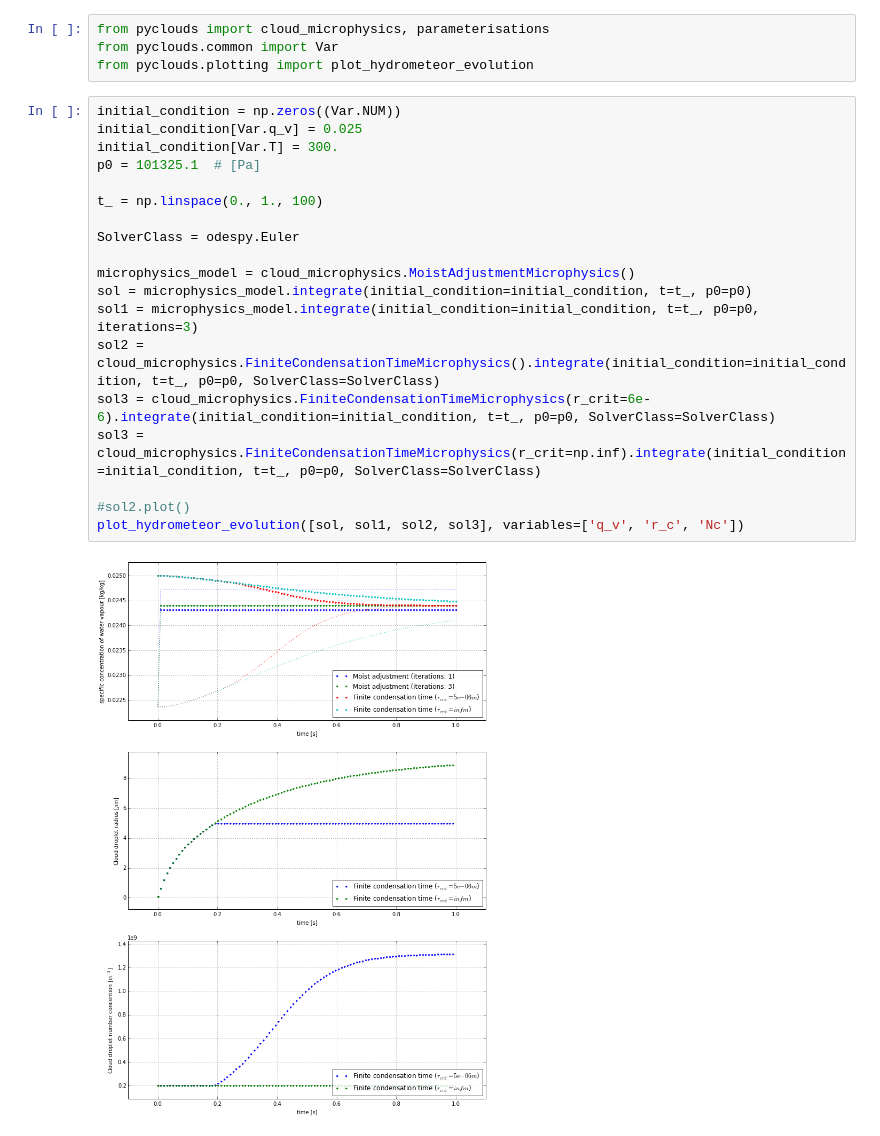
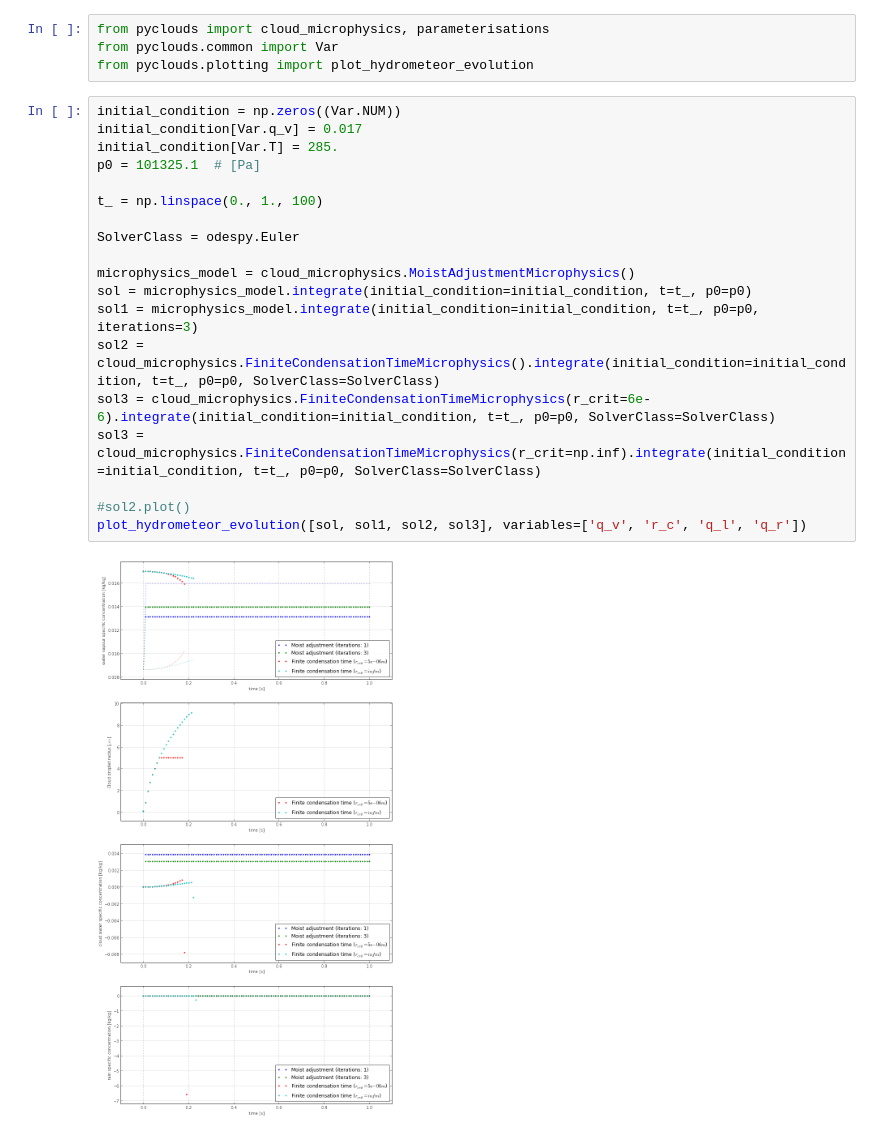
Before and after one commit to leifdenby/python-cloudmodel, a Jupyter notebook: pyclouds/notebooks/Microphysics integration.ipynb, the cells around one changed output. Cells and saved outputs as stored; diff of their text form.

```diff
--- a/pyclouds/notebooks/Microphysics integration.ipynb
+++ b/pyclouds/notebooks/Microphysics integration.ipynb
@@ -10,22 +10,22 @@ from pyclouds.common import Var
 from pyclouds.plotting import plot_hydrometeor_evolution
 # %%
 initial_condition = np.zeros((Var.NUM))
-initial_condition[Var.q_v] = 0.025
-initial_condition[Var.T] = 300.
+initial_condition[Var.q_v] = 0.017
+initial_condition[Var.T] = 285.
 p0 = 101325.1  # [Pa]
 
 t_ = np.linspace(0., 1., 100)
 
 SolverClass = odespy.Euler
 
 microphysics_model = cloud_microphysics.MoistAdjustmentMicrophysics()
 sol = microphysics_model.integrate(initial_condition=initial_condition, t=t_, p0=p0)
 sol1 = microphysics_model.integrate(initial_condition=initial_condition, t=t_, p0=p0, iterations=3)
 sol2 = cloud_microphysics.FiniteCondensationTimeMicrophysics().integrate(initial_condition=initial_condition, t=t_, p0=p0, SolverClass=SolverClass)
 sol3 = cloud_microphysics.FiniteCondensationTimeMicrophysics(r_crit=6e-6).integrate(initial_condition=initial_condition, t=t_, p0=p0, SolverClass=SolverClass)
 sol3 = cloud_microphysics.FiniteCondensationTimeMicrophysics(r_crit=np.inf).integrate(initial_condition=initial_condition, t=t_, p0=p0, SolverClass=SolverClass)
 
 #sol2.plot()
-plot_hydrometeor_evolution([sol, sol1, sol2, sol3], variables=['q_v', 'r_c', 'Nc'])
+plot_hydrometeor_evolution([sol, sol1, sol2, sol3], variables=['q_v', 'r_c', 'q_l', 'q_r'])
 # %% [output]
-[figure, old version]
+[figure, new version]
```
Also changed, not shown: 4 other files.
